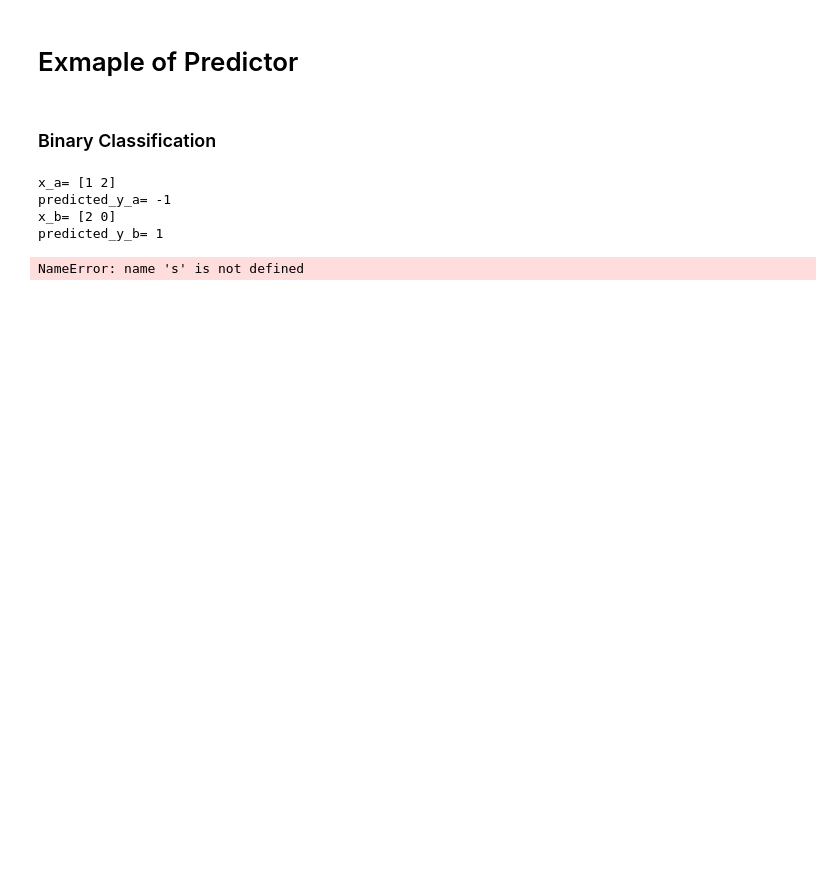
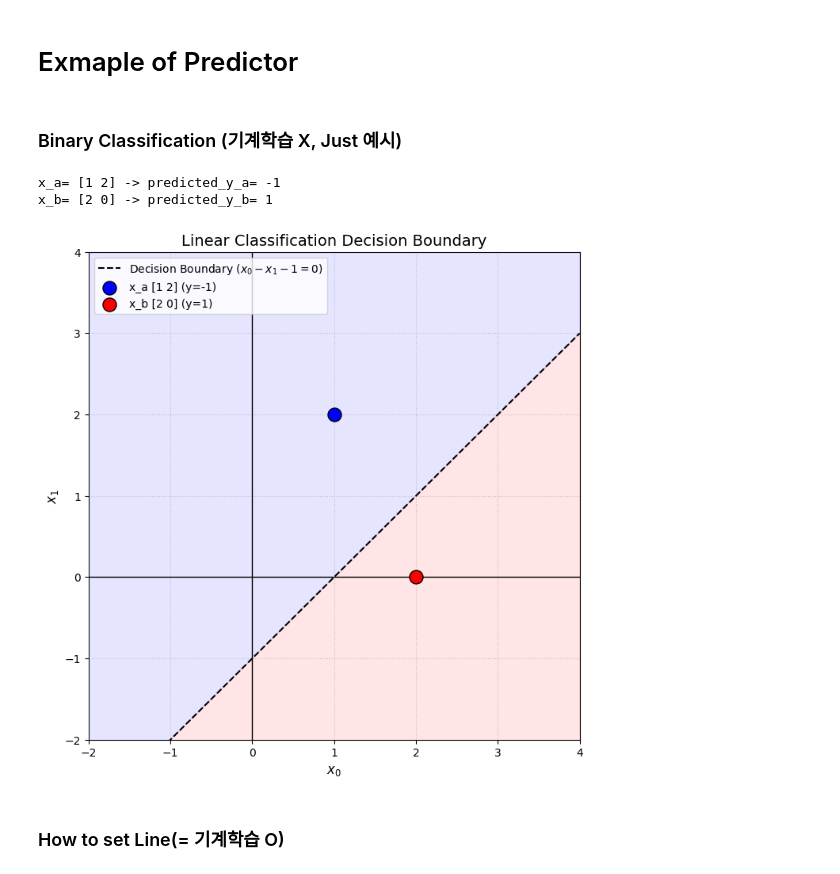
Before and after one commit to iras-mpark/MLA1020, a Jupyter notebook: week3.ipynb, the cells around one changed output. Cells and saved outputs as stored; diff of their text form; code cells hidden in the pictures; blank space fills up the shorter version.

```diff
--- a/week3.ipynb
+++ b/week3.ipynb
@@ -5,7 +5,7 @@ import numpy as np
 # %% [markdown]
 # Exmaple of Predictor
 # %% [markdown]
-### Binary Classification
+### Binary Classification (기계학습 X, Just 예시)
 # %%
 def simple_binary_classifier(x: np.ndarray) -> int:
   logit = x[0] - x[1] - 1
@@ -17,19 +17,49 @@ def simple_binary_classifier(x: np.ndarray) -> int:
 # %%
 x_a = np.array([1, 2])
 predicted_y_a = simple_binary_classifier(x_a)
-print("x_a=", x_a)
-print("predicted_y_a=", predicted_y_a)
+print("x_a=", x_a, "-> predicted_y_a=", predicted_y_a)
 
 x_b = np.array([2, 0])
 predicted_y_b = simple_binary_classifier(x_b)
-print("x_b=", x_b)
-print("predicted_y_b=", predicted_y_b)
+print("x_b=", x_b, "-> predicted_y_b=", predicted_y_b)
 # %% [output]
-x_a= [1 2]
-predicted_y_a= -1
-x_b= [2 0]
-predicted_y_b= 1
+x_a= [1 2] -> predicted_y_a= -1
+x_b= [2 0] -> predicted_y_b= 1
-# %%
-s
-# %% [output]
-NameError: name 's' is not defined
+# %%
+import matplotlib.pyplot as plt
+
+plt.figure(figsize=(8, 8))
+
+# 1. 결정 경계선 그리기 (x1 = x0 - 1)
+x0_vals = np.linspace(-3, 4, 100)
+x1_vals = x0_vals - 1
+plt.plot(x0_vals, x1_vals, 'k--', label='Decision Boundary ($x_0 - x_1 - 1 = 0$)')
+
+# 2. 분류 영역 색칠하기 (선택 사항, 사진과 유사한 효과)
+# logit < 0 인 영역 (Predicted: -1, 파란색 영역)
+plt.fill_between(x0_vals, x1_vals, 4, color='blue', alpha=0.1)
+# logit > 0 인 영역 (Predicted: 1, 빨간색 영역)
+plt.fill_between(x0_vals, -4, x1_vals, color='red', alpha=0.1)
+
+# 3. 데이터 포인트 그리기
+# x_a: 파란색 원, x_b: 빨간색 원
+plt.scatter(x_a[0], x_a[1], color='blue', s=150, edgecolors='black', zorder=5, label=f'x_a {x_a} (y={predicted_y_a})')
+plt.scatter(x_b[0], x_b[1], color='red', s=150, edgecolors='black', zorder=5, label=f'x_b {x_b} (y={predicted_y_b})')
+
+# 4. 축 설정 및 꾸미기
+plt.axhline(0, color='black', linewidth=1) # x축
+plt.axvline(0, color='black', linewidth=1) # y축
+plt.xlim(-2, 4)
+plt.ylim(-2, 4)
+plt.xlabel('$x_0$', fontsize=12)
+plt.ylabel('$x_1$', fontsize=12)
+plt.title('Linear Classification Decision Boundary', fontsize=14)
+plt.grid(True, linestyle=':', alpha=0.7)
+plt.legend(loc='upper left')
+
+# 그래프 출력
+plt.show()
+# %% [output]
+[figure, added]
+# %% [markdown]
+### How to set Line(= 기계학습 O)
```
Also changed, not shown: parts of 2 cells of this notebook.
